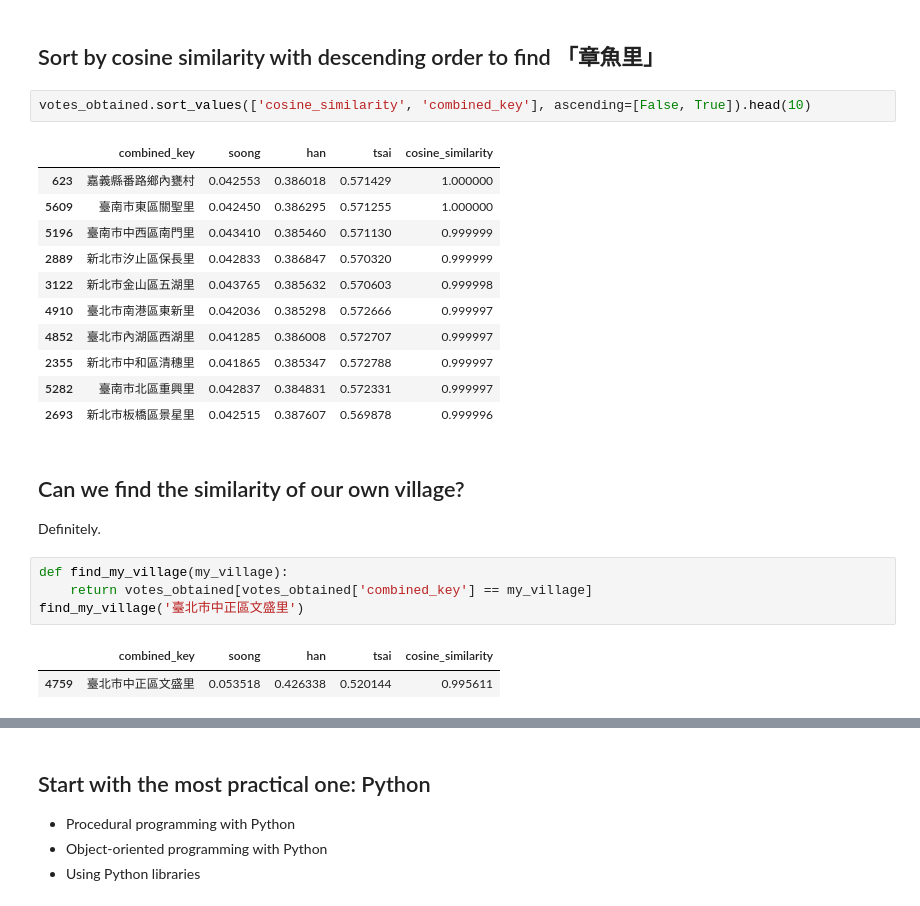
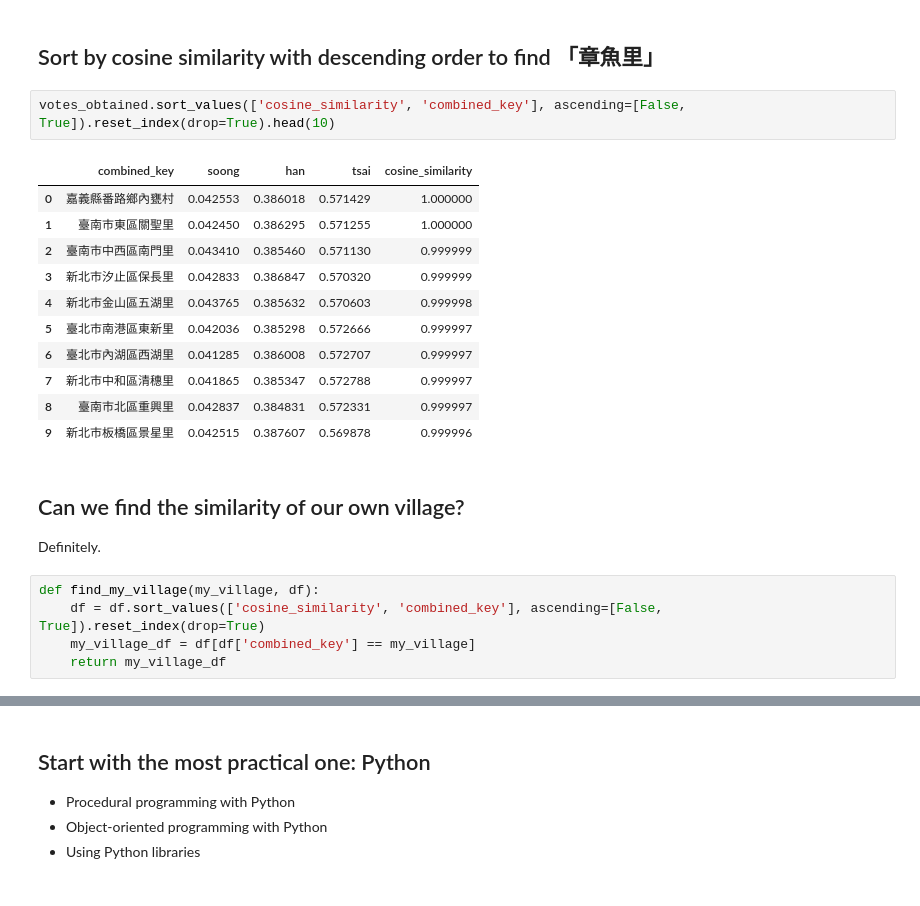
Before and after one commit to yaojenkuo/talks, a Jupyter notebook: data-analysts-toolbox.ipynb, the cells around one changed output, grey strips where cells are left out. Cells and saved outputs as stored; diff of their text form.

```diff
--- a/data-analysts-toolbox.ipynb
+++ b/data-analysts-toolbox.ipynb
@@ -418,27 +493,25 @@ votes_obtained = votes_obtained.reset_index()
 # %% [markdown]
 ## Sort by cosine similarity with descending order to find 「章魚里」
 # %%
-votes_obtained.sort_values(['cosine_similarity', 'combined_key'], ascending=[False, True]).head(10)
+votes_obtained.sort_values(['cosine_similarity', 'combined_key'], ascending=[False, True]).reset_index(drop=True).head(10)
 # %% [output]
 |  | combined_key | soong | han | tsai | cosine_similarity |
-| 623 | 嘉義縣番路鄉內甕村 | 0.042553 | 0.386018 | 0.571429 | 1.000000 |
-| 5609 | 臺南市東區關聖里 | 0.042450 | 0.386295 | 0.571255 | 1.000000 |
-| 5196 | 臺南市中西區南門里 | 0.043410 | 0.385460 | 0.571130 | 0.999999 |
-| 2889 | 新北市汐止區保長里 | 0.042833 | 0.386847 | 0.570320 | 0.999999 |
-| 3122 | 新北市金山區五湖里 | 0.043765 | 0.385632 | 0.570603 | 0.999998 |
-| 4910 | 臺北市南港區東新里 | 0.042036 | 0.385298 | 0.572666 | 0.999997 |
-| 4852 | 臺北市內湖區西湖里 | 0.041285 | 0.386008 | 0.572707 | 0.999997 |
-| 2355 | 新北市中和區清穗里 | 0.041865 | 0.385347 | 0.572788 | 0.999997 |
-| 5282 | 臺南市北區重興里 | 0.042837 | 0.384831 | 0.572331 | 0.999997 |
-| 2693 | 新北市板橋區景星里 | 0.042515 | 0.387607 | 0.569878 | 0.999996 |
+| 0 | 嘉義縣番路鄉內甕村 | 0.042553 | 0.386018 | 0.571429 | 1.000000 |
+| 1 | 臺南市東區關聖里 | 0.042450 | 0.386295 | 0.571255 | 1.000000 |
+| 2 | 臺南市中西區南門里 | 0.043410 | 0.385460 | 0.571130 | 0.999999 |
+| 3 | 新北市汐止區保長里 | 0.042833 | 0.386847 | 0.570320 | 0.999999 |
+| 4 | 新北市金山區五湖里 | 0.043765 | 0.385632 | 0.570603 | 0.999998 |
+| 5 | 臺北市南港區東新里 | 0.042036 | 0.385298 | 0.572666 | 0.999997 |
+| 6 | 臺北市內湖區西湖里 | 0.041285 | 0.386008 | 0.572707 | 0.999997 |
+| 7 | 新北市中和區清穗里 | 0.041865 | 0.385347 | 0.572788 | 0.999997 |
+| 8 | 臺南市北區重興里 | 0.042837 | 0.384831 | 0.572331 | 0.999997 |
+| 9 | 新北市板橋區景星里 | 0.042515 | 0.387607 | 0.569878 | 0.999996 |
 # %% [markdown]
 ## Can we find the similarity of our own village?
 
 Definitely.
-# %%
-def find_my_village(my_village):
-    return votes_obtained[votes_obtained['combined_key'] == my_village]
-find_my_village('臺北市中正區文盛里')
-# %% [output]
-|  | combined_key | soong | han | tsai | cosine_similarity |
-| 4759 | 臺北市中正區文盛里 | 0.053518 | 0.426338 | 0.520144 | 0.995611 |
+# %%
+def find_my_village(my_village, df):
+    df = df.sort_values(['cosine_similarity', 'combined_key'], ascending=[False, True]).reset_index(drop=True)
+    my_village_df = df[df['combined_key'] == my_village]
+    return my_village_df
```
Also changed, not shown: parts of 21 cells of this notebook, 2 other files.
